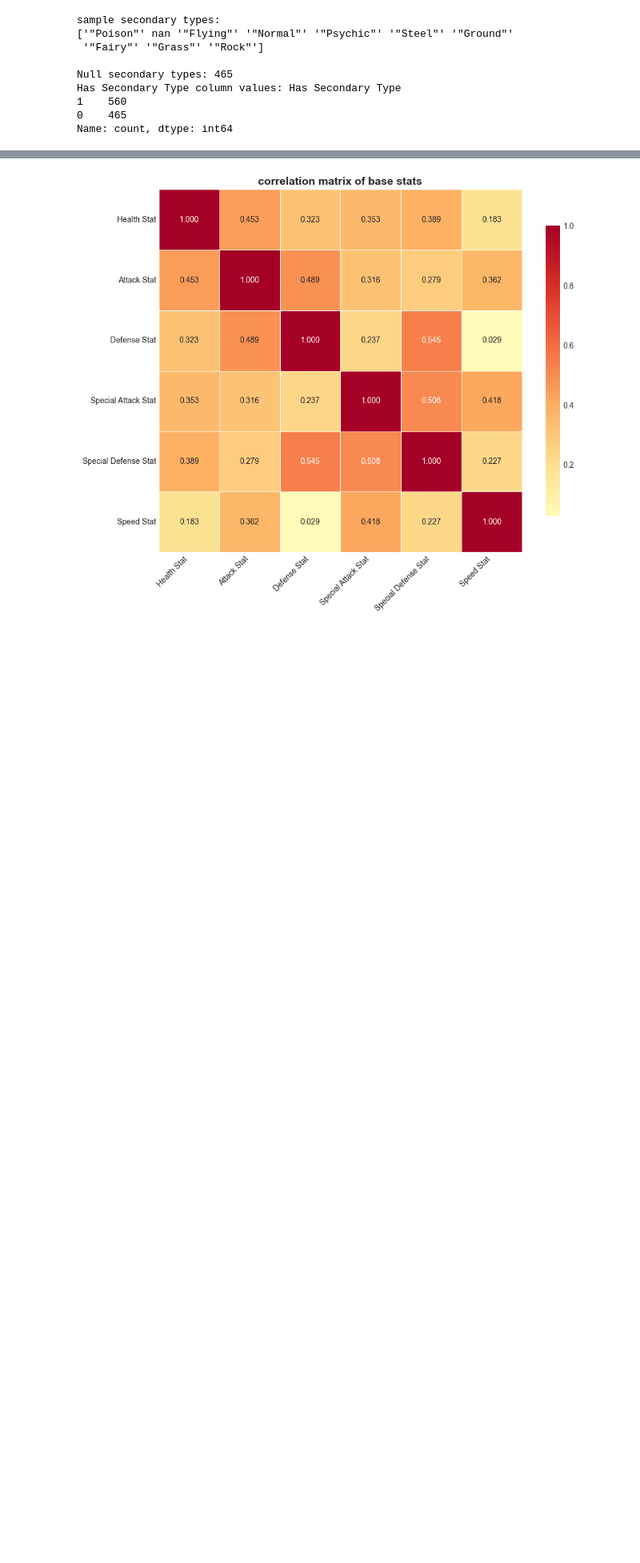
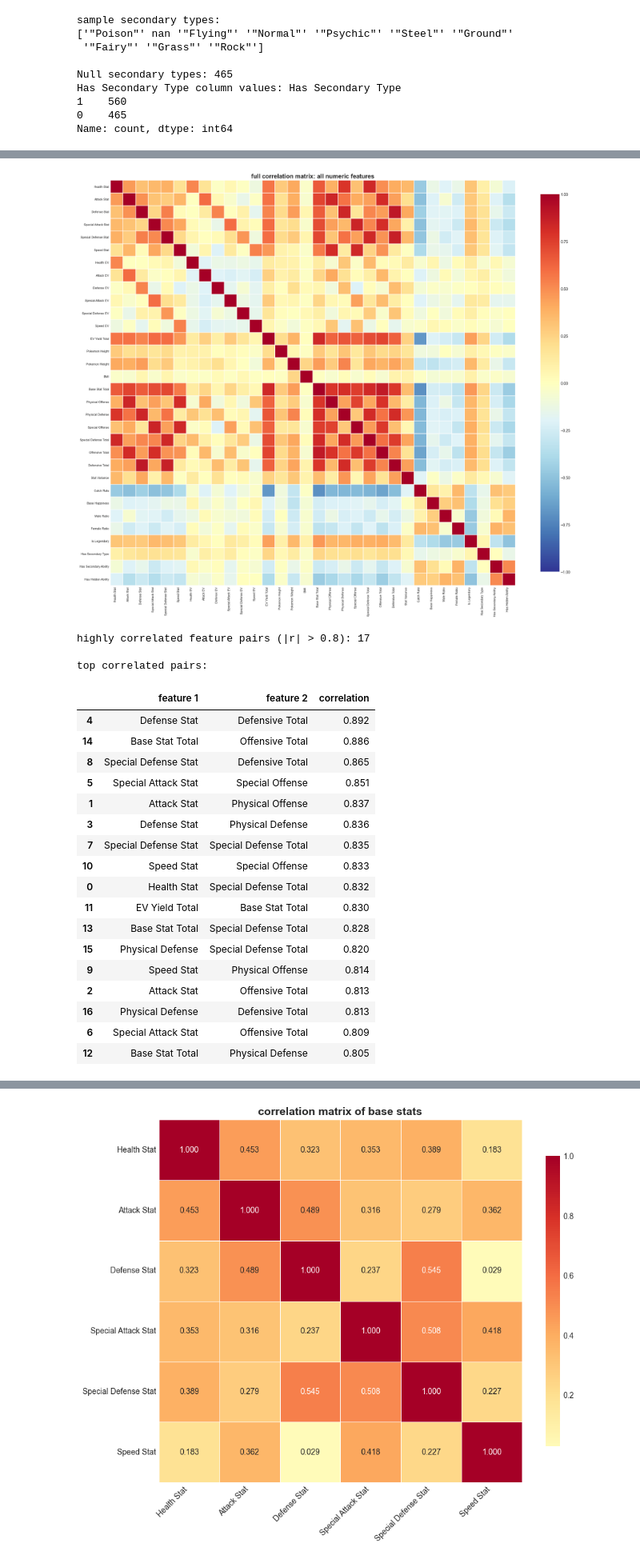
Before and after one commit to Redseba/Team-Rocket-Research, a Jupyter notebook: 2_correlation_analysis.ipynb, the cells around one changed output, grey strips where cells are left out. Shown at 80% size. Cells and saved outputs as stored; diff of their text form; code cells hidden in the pictures; blank space fills up the shorter version.

```diff
--- a/2_correlation_analysis.ipynb
+++ b/2_correlation_analysis.ipynb
@@ -49,0 +237,78 @@ Name: count, dtype: int64
+# %%
+# calculate full correlation matrix for all numeric features
+full_corr_matrix = df[all_numeric_features].corr()
+
+# create large heatmap for full correlation matrix
+plt.figure(figsize=(20, 18))
+sns.heatmap(full_corr_matrix, annot=False, cmap='RdYlBu_r', center=0,
+            square=True, linewidths=0.1, cbar_kws={'shrink': 0.8}, vmin=-1, vmax=1)
+plt.title('full correlation matrix: all numeric features', fontsize=16, fontweight='bold')
+plt.xticks(rotation=90, ha='right', fontsize=8)
+plt.yticks(rotation=0, fontsize=8)
+plt.tight_layout()
+plt.savefig('figures/correlation/full_correlation_matrix.png', dpi=300, bbox_inches='tight')
+plt.show()
+
+# identify highly correlated feature pairs (potential multicollinearity)
+high_corr_pairs = []
+for i in range(len(full_corr_matrix.columns)):
+    for j in range(i+1, len(full_corr_matrix.columns)):
+        corr_val = full_corr_matrix.iloc[i, j]
+        if abs(corr_val) > 0.8:  # high correlation threshold
+            high_corr_pairs.append({
+                'feature 1': full_corr_matrix.columns[i],
+                'feature 2': full_corr_matrix.columns[j],
+                'correlation': round(corr_val, 3)
+            })
+
+high_corr_df = pd.DataFrame(high_corr_pairs).sort_values('correlation', ascending=False, key=abs)
+print(f"highly correlated feature pairs (|r| > 0.8): {len(high_corr_pairs)}")
+if len(high_corr_pairs) > 0:
+    print("\ntop correlated pairs:")
+    display(high_corr_df.head(20))
+
+# create focused heatmap for base stats + derived stats
+focus_features = base_stats_cols + derived_stats_cols + ['Is Legendary', 'Has Secondary Type']
+focus_corr = df[focus_features].corr()
+
+plt.figure(figsize=(14, 12))
+sns.heatmap(focus_corr, annot=True, fmt='.2f', cmap='RdYlBu_r', center=0,
+            square=True, linewidths=0.5, cbar_kws={'shrink': 0.8}, vmin=-1, vmax=1)
+plt.title('correlation matrix: base stats + derived stats + key features', fontsize=14, fontweight='bold')
+plt.xticks(rotation=45, ha='right')
+plt.yticks(rotation=0)
+plt.tight_layout()
+plt.savefig('figures/correlation/focused_correlation_matrix.png', dpi=300, bbox_inches='tight')
+plt.show()
+
+# summary of correlation strengths
+print("\ncorrelation strength summary:")
+corr_values = full_corr_matrix.values[np.triu_indices_from(full_corr_matrix.values, k=1)]
+print(f"  very strong (|r| > 0.8): {np.sum(np.abs(corr_values) > 0.8)} pairs")
+print(f"  strong (0.6 < |r| ≤ 0.8): {np.sum((np.abs(corr_values) > 0.6) & (np.abs(corr_values) <= 0.8))} pairs")
+print(f"  moderate (0.4 < |r| ≤ 0.6): {np.sum((np.abs(corr_values) > 0.4) & (np.abs(corr_values) <= 0.6))} pairs")
+print(f"  weak (0.2 < |r| ≤ 0.4): {np.sum((np.abs(corr_values) > 0.2) & (np.abs(corr_values) <= 0.4))} pairs")
+print(f"  very weak (|r| ≤ 0.2): {np.sum(np.abs(corr_values) <= 0.2)} pairs")
+# %% [output]
+[figure, added]
+highly correlated feature pairs (|r| > 0.8): 17
+
+top correlated pairs:
+|  | feature 1 | feature 2 | correlation |
+| 4 | Defense Stat | Defensive Total | 0.892 |
+| 14 | Base Stat Total | Offensive Total | 0.886 |
+| 8 | Special Defense Stat | Defensive Total | 0.865 |
+| 5 | Special Attack Stat | Special Offense | 0.851 |
+| 1 | Attack Stat | Physical Offense | 0.837 |
+| 3 | Defense Stat | Physical Defense | 0.836 |
+| 7 | Special Defense Stat | Special Defense Total | 0.835 |
+| 10 | Speed Stat | Special Offense | 0.833 |
+| 0 | Health Stat | Special Defense Total | 0.832 |
+| 11 | EV Yield Total | Base Stat Total | 0.830 |
+| 13 | Base Stat Total | Special Defense Total | 0.828 |
+| 15 | Physical Defense | Special Defense Total | 0.820 |
+| 9 | Speed Stat | Physical Offense | 0.814 |
+| 2 | Attack Stat | Offensive Total | 0.813 |
+| 16 | Physical Defense | Defensive Total | 0.813 |
+| 6 | Special Attack Stat | Offensive Total | 0.809 |
+| 12 | Base Stat Total | Physical Defense | 0.805 |
```
Also changed, not shown: parts of 11 cells of this notebook, 22 other files.
